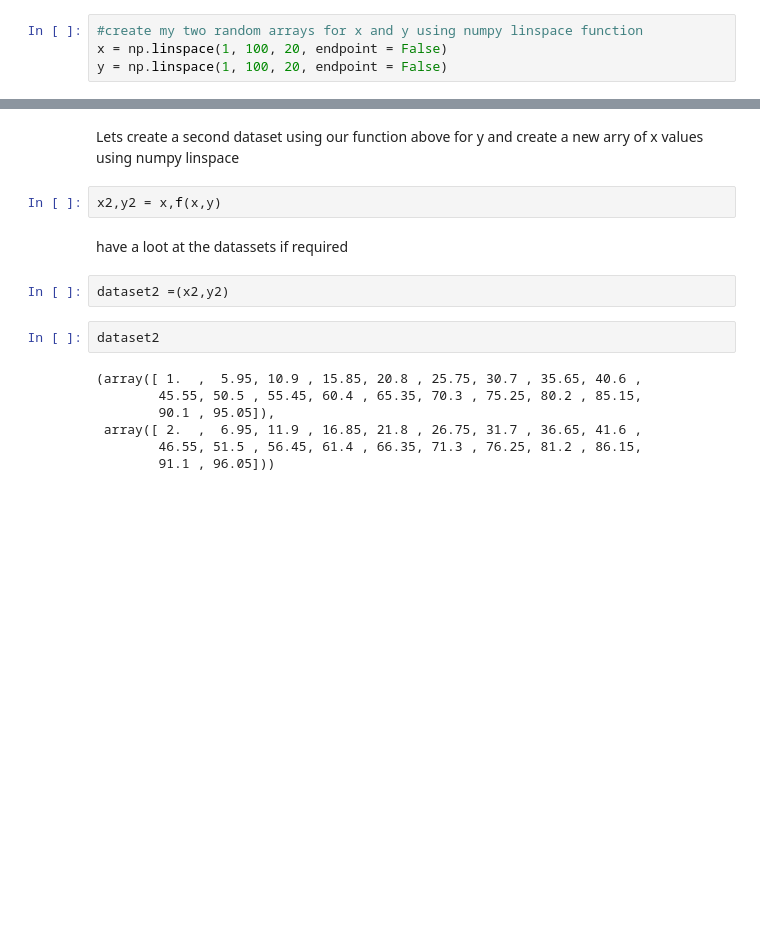
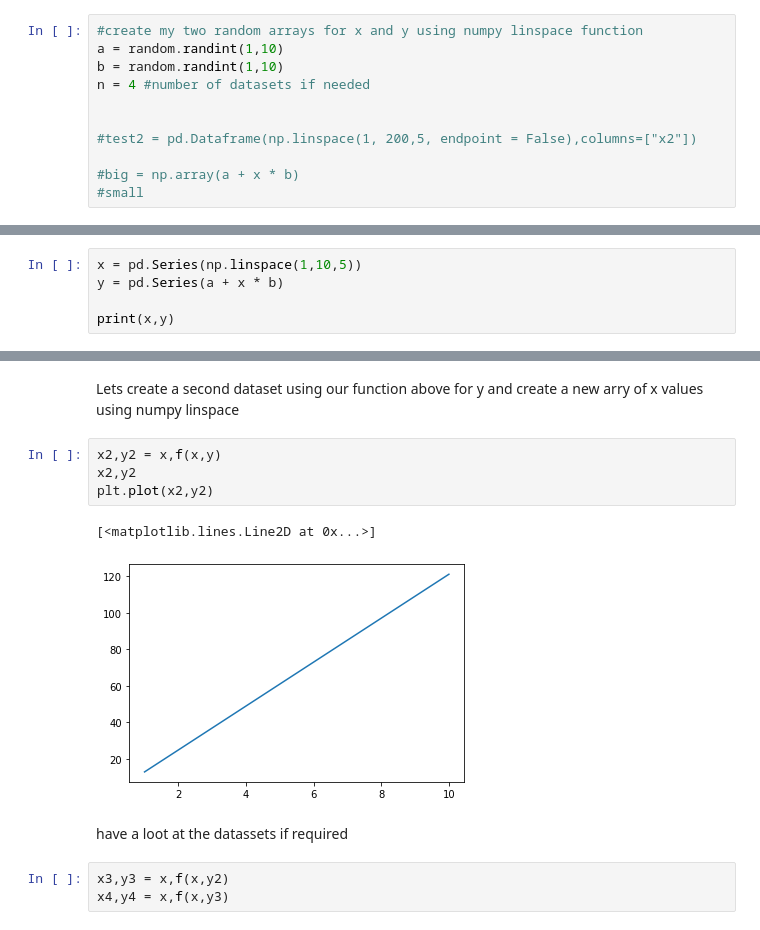
Before and after one commit to brendantipp/sem2_fun_data_analysis, a Jupyter notebook: tasks.ipynb, the cells around one changed output, grey strips where cells are left out. Drawn from its saved outputs; the diff is of its cells as text; blank space fills up the shorter version.

```diff
--- a/tasks.ipynb
+++ b/tasks.ipynb
@@ -169,5 +182,12 @@ import matplotlib.pyplot as plt #matplotlib plotting library
 Create my starting points which will be two dataset arrays created at random usingthe numpy linspace function - at this point i beleive i will need both x and y arrays as starting points, going to create two arrys of 20 datapoints between 1 and 100 .. re look at later
 # %%
 #create my two random arrays for x and y using numpy linspace function
-x = np.linspace(1, 100, 20, endpoint = False)
-y = np.linspace(1, 100, 20, endpoint = False)
+a = random.randint(1,10)
+b = random.randint(1,10)
+n = 4 #number of datasets if needed
+
+
+#test2 = pd.Dataframe(np.linspace(1, 200,5, endpoint = False),columns=["x2"])
+
+#big = np.array(a + x * b)
+#small
@@ -177,0 +203,5 @@ y = np.linspace(1, 100, 20, endpoint = False)
+# %%
+x = pd.Series(np.linspace(1,10,5))
+y = pd.Series(a + x * b)
+
+print(x,y)
@@ -186,16 +228,13 @@ def f(a,b):
 Lets create a second dataset using our function above for y and create a new arry of x values using numpy linspace
 # %%
 x2,y2 = x,f(x,y)
+x2,y2
+plt.plot(x2,y2)
+# %% [output]
+[<matplotlib.lines.Line2D at 0x...>]
+[figure, added]
 # %% [markdown]
 have a loot at the datassets if required
-# %%
-dataset2 =(x2,y2)
-# %%
-dataset2
-# %% [output]
-(array([ 1.  ,  5.95, 10.9 , 15.85, 20.8 , 25.75, 30.7 , 35.65, 40.6 ,
-        45.55, 50.5 , 55.45, 60.4 , 65.35, 70.3 , 75.25, 80.2 , 85.15,
-        90.1 , 95.05]),
- array([ 2.  ,  6.95, 11.9 , 16.85, 21.8 , 26.75, 31.7 , 36.65, 41.6 ,
-        46.55, 51.5 , 56.45, 61.4 , 66.35, 71.3 , 76.25, 81.2 , 86.15,
-        91.1 , 96.05]))
+# %%
+x3,y3 = x,f(x,y2)
+x4,y4 = x,f(x,y3)
```
Also changed, not shown: parts of 15 cells of this notebook.
